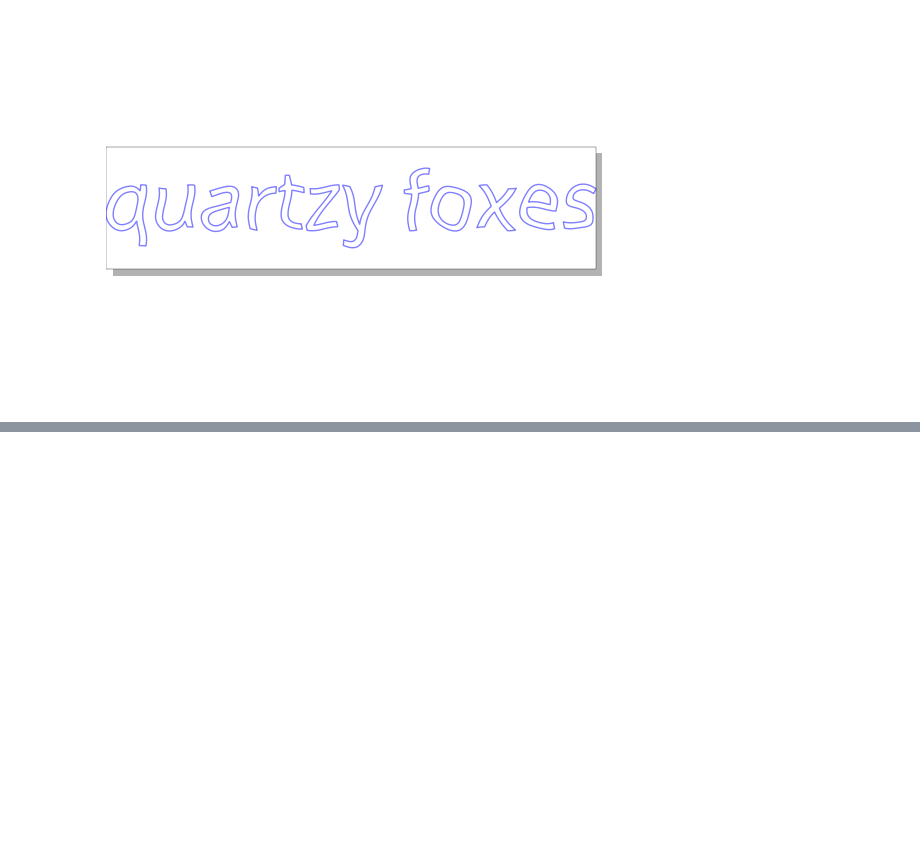
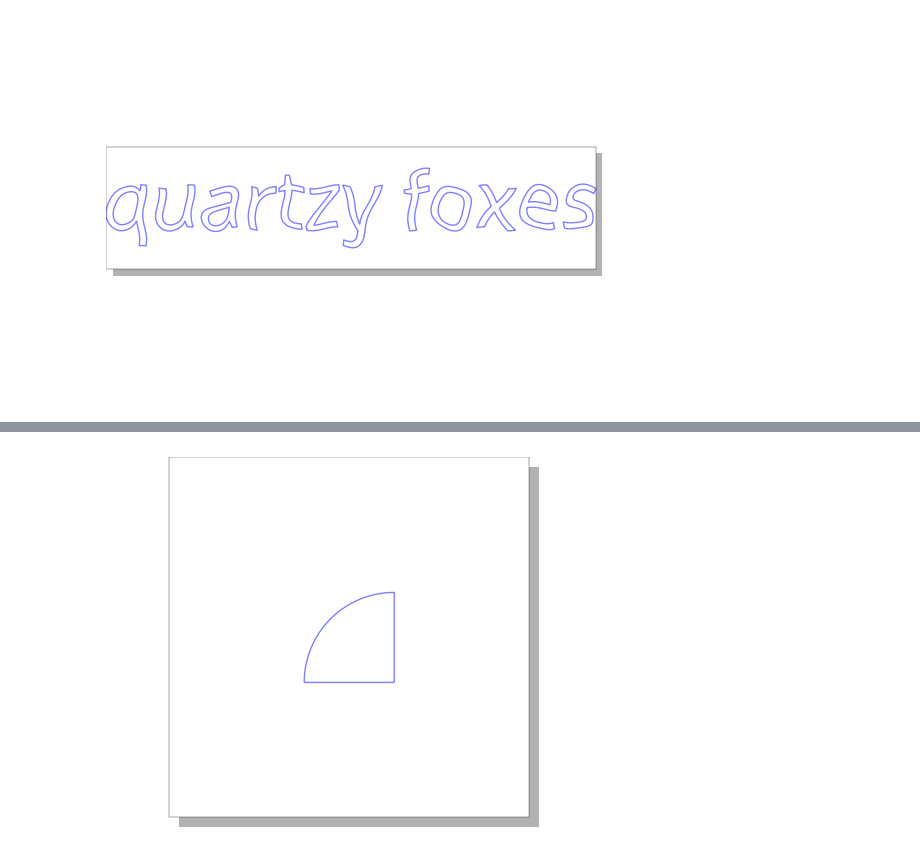
Before and after one commit to aparrish/material-of-language, a Jupyter notebook: manipulating-font-data-vsketch.ipynb, the cells around one changed output, grey strips where cells are left out. Saved outputs shown, nothing was run; the diff lists cells and outputs as text; code cells hidden in the pictures; blank space fills up the shorter version.

```diff
--- a/manipulating-font-data-vsketch.ipynb
+++ b/manipulating-font-data-vsketch.ipynb
@@ -825,0 +744,11 @@ Artworks engaging font data:
+# %%
+vsk = vsketch.Vsketch()
+vsk.size("100mm", "100mm")
+vsk.scale("1mm")
+thingy = vsketch.Shape(vsk) # create the shape object, passing the sketch as a parameter
+thingy.rect(25, 25, 50, 50) # add a rectangle to the shape
+thingy.circle(75, 75, 50, op="intersection") # add a circle to the shape
+vsk.shape(thingy) # draw the shape
+vsk.display()
+# %% [output]
+[figure, added]
```
Also changed, not shown: parts of 58 cells of this notebook.
